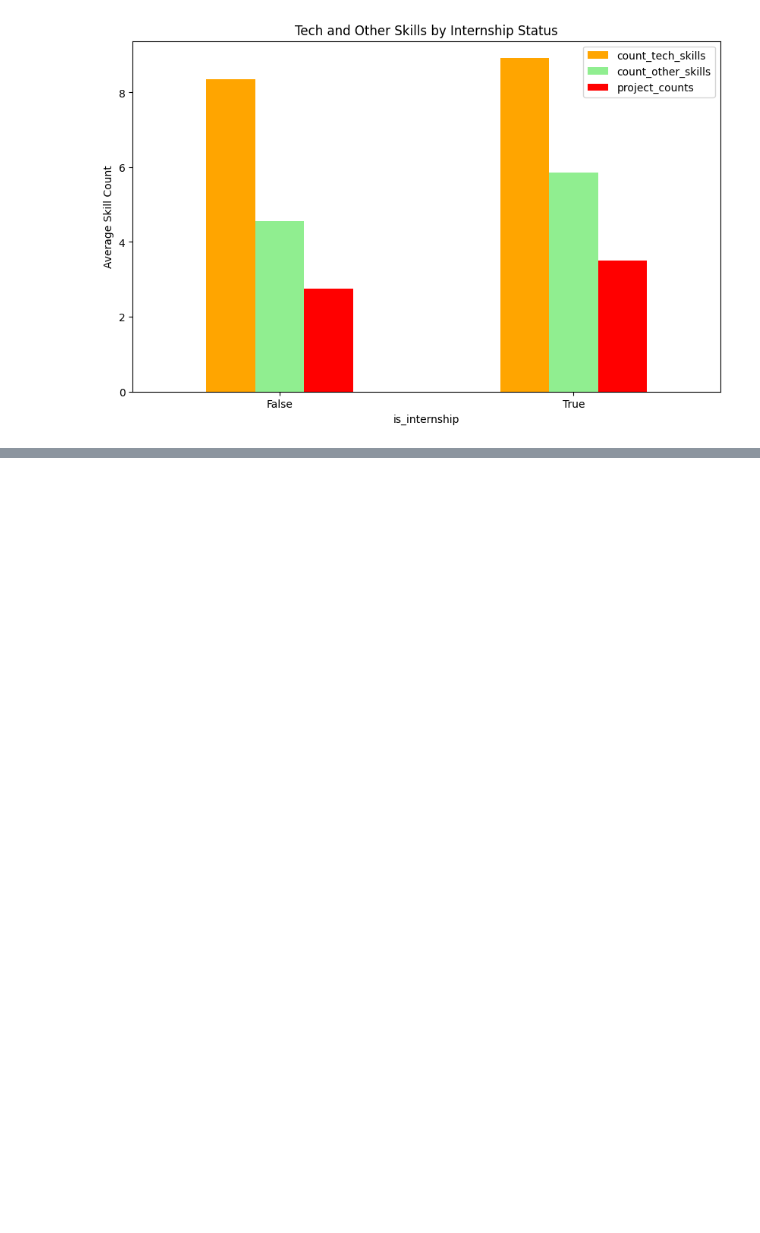
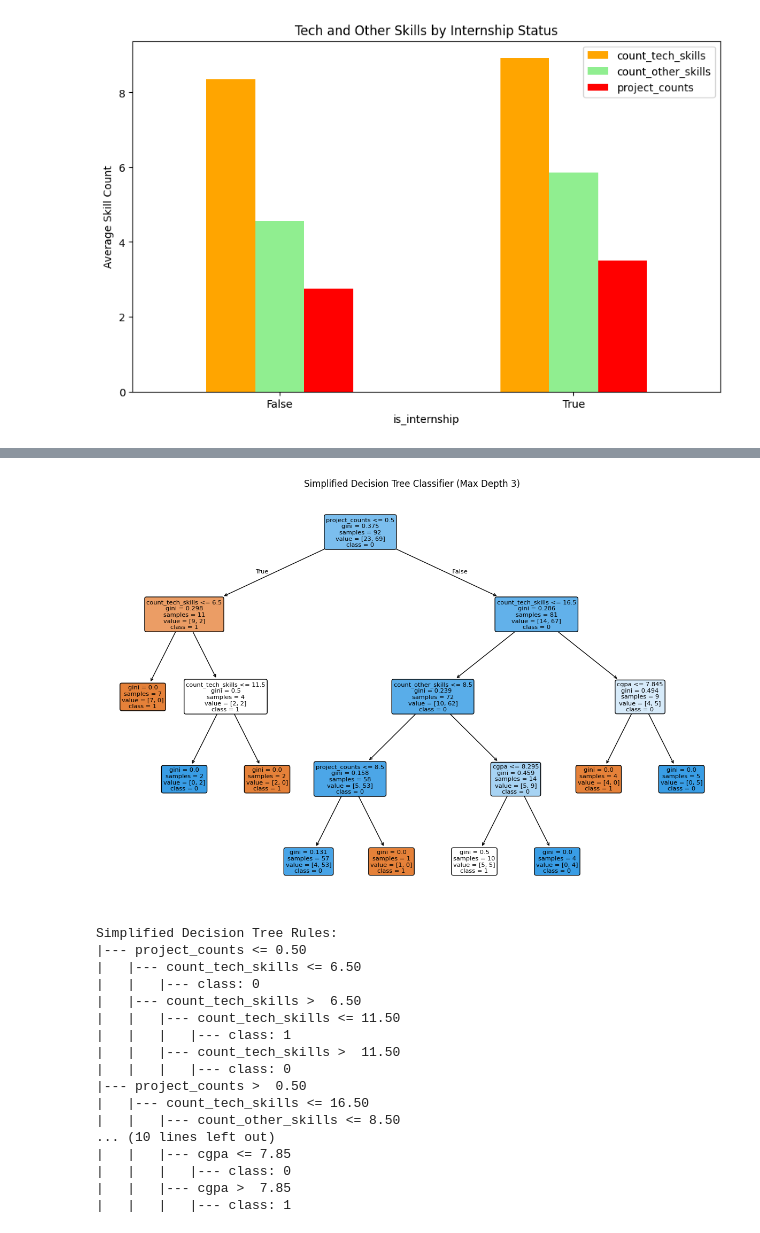
Before and after one commit to pramod-nitk/matchMaking, a Jupyter notebook: insights.ipynb, the cells around one changed output, grey strips where cells are left out. Saved outputs shown, nothing was run; the diff lists cells and outputs as text; code cells hidden in the pictures; blank space fills up the shorter version.

```diff
--- a/insights.ipynb
+++ b/insights.ipynb
@@ -281,0 +350,34 @@ True            7.82
+# %%
+# Initialize and train the Decision Tree Classifier with a constrained maximum depth
+dt_model = DecisionTreeClassifier(random_state=42, max_depth=4)  # Limit depth to 3 to reduce complexity
+dt_model.fit(X_train, y_train)
+
+# Plot the simplified tree
+plt.figure(figsize=(15, 10))  # Set the size of the plot
+plot_tree(dt_model, filled=True, feature_names=X.columns, class_names=[str(i) for i in y.unique()], rounded=True)
+plt.title("Simplified Decision Tree Classifier (Max Depth 3)")
+plt.show()
+
+# To extract minimal decision rules using export_text
+decision_rules = export_text(dt_model, feature_names=list(X.columns))
+print("Simplified Decision Tree Rules:")
+print(decision_rules)
+# %% [output]
+[figure, added]
+Simplified Decision Tree Rules:
+|--- project_counts <= 0.50
+|   |--- count_tech_skills <= 6.50
+|   |   |--- class: 0
+|   |--- count_tech_skills >  6.50
+|   |   |--- count_tech_skills <= 11.50
+|   |   |   |--- class: 1
+|   |   |--- count_tech_skills >  11.50
+|   |   |   |--- class: 0
+|--- project_counts >  0.50
+|   |--- count_tech_skills <= 16.50
+|   |   |--- count_other_skills <= 8.50
+... (10 lines left out)
+|   |   |--- cgpa <= 7.85
+|   |   |   |--- class: 0
+|   |   |--- cgpa >  7.85
+|   |   |   |--- class: 1
```
Also changed, not shown: parts of 5 cells of this notebook.
